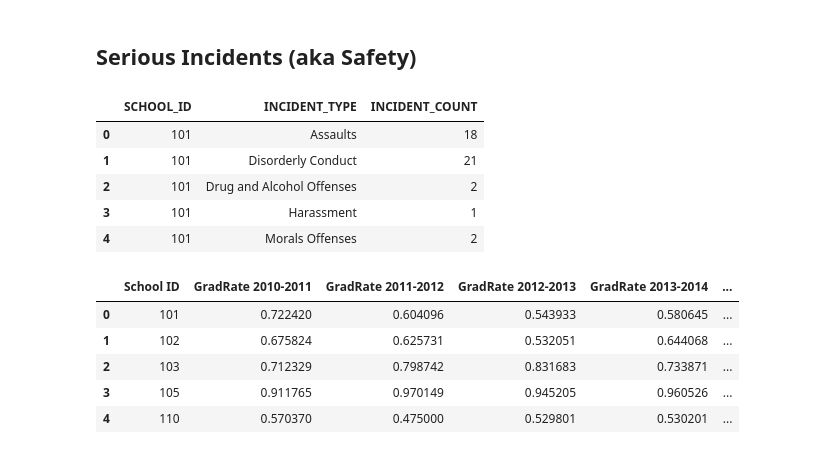
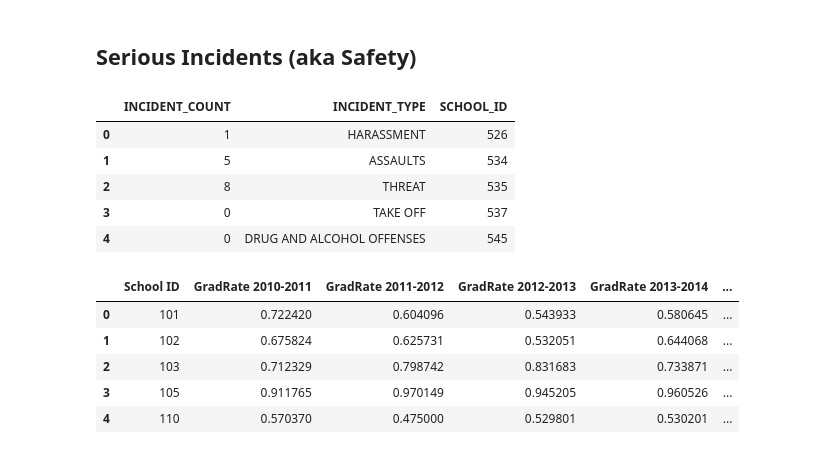
Before and after one commit to benattix/philly-schools, a Jupyter notebook: merge_data.ipynb, the cells around one changed output. Saved outputs shown, nothing was run; the diff lists cells and outputs as text; code cells hidden in the pictures.

Commit message:
added more years of serious incidents

```diff
--- a/merge_data.ipynb
+++ b/merge_data.ipynb
@@ -244,17 +249,38 @@ df4.head()
 5 rows × 317 columns
 # %% [markdown]
 ## Serious Incidents (aka Safety)
-# %%
-si = pd.read_excel('data/Serious_Incidents_2016-17.xlsx', sheet_name=0)
-si.drop(['ULCS_NO', 'SCHOOL_YEAR'], axis=1, inplace=True)
-si.head()
-# %% [output]
-|  | SCHOOL_ID | INCIDENT_TYPE | INCIDENT_COUNT |
-| 0 | 101 | Assaults | 18 |
-| 1 | 101 | Disorderly Conduct | 21 |
-| 2 | 101 | Drug and Alcohol Offenses | 2 |
-| 3 | 101 | Harassment | 1 |
-| 4 | 101 | Morals Offenses | 2 |
+# %%
+si_1314 = pd.read_csv('data/Serious_Incidents/Serious_Incidents_2013-14.TXT')
+si_1415 = pd.read_excel('data/Serious_Incidents/Serious_Incidents_2014-15.xlsx', sheet_name=0)
+si_1415.rename(columns={'ULCS Code':'ULCS_NO',
+                        'School Year':'SCHOOL_YEAR',
+                        'Incident Type':'INCIDENT_TYPE',
+                        'Incident Count':'INCIDENT_COUNT',
+                        'School ID':'SCHOOL_ID'}, inplace=True)
+
+si_1516 = pd.read_excel('data/Serious_Incidents/Serious_Incidents_2015-16.xls', sheet_name=0)
+si_1617 = pd.read_excel('data/Serious_Incidents/Serious_Incidents_2016-17.xlsx', sheet_name=0)
+
+si = pd.concat([si_1314, si_1415, si_1516, si_1617]).reset_index(drop=True)
+si.drop(['ULCS_NO', 'SCHOOL_YEAR'], axis=1, inplace=True)
+si['INCIDENT_TYPE'] = si['INCIDENT_TYPE'].str.upper()
+si['INCIDENT_TYPE'].replace('SUICIDE - ATTEMPTS & THREATS', 'SUICIDE - ATTEMPTS AND THREATS', inplace=True)
+si['INCIDENT_TYPE'].replace('DRUGS & ALCOHOL OFFENSE', 'DRUG AND ALCOHOL OFFENSES', inplace=True)
+si['INCIDENT_TYPE'].replace('DRUG & ALCOHOL OFFENSES', 'DRUG AND ALCOHOL OFFENSES', inplace=True)
+si['INCIDENT_TYPE'].replace('THREATS', 'THREAT', inplace=True)
+si['INCIDENT_TYPE'].replace('THEFTS', 'THEFT', inplace=True)
+si['INCIDENT_TYPE'].replace('BOMB SCARES', 'BOMB SCARE', inplace=True)
+si['INCIDENT_TYPE'].replace('FIRES AND FALSE ALARMS', 'FIRE - INCENDIARY', inplace=True)
+si['INCIDENT_TYPE'].replace('THREATS - VERBAL AND WRITTEN', 'THREAT', inplace=True)
+si['INCIDENT_TYPE'].replace('WEAPONS OFFENSES', 'WEAPONS', inplace=True)
+si.head()
+# %% [output]
+|  | INCIDENT_COUNT | INCIDENT_TYPE | SCHOOL_ID |
+| 0 | 1 | HARASSMENT | 526 |
+| 1 | 5 | ASSAULTS | 534 |
+| 2 | 8 | THREAT | 535 |
+| 3 | 0 | TAKE OFF | 537 |
+| 4 | 0 | DRUG AND ALCOHOL OFFENSES | 545 |
 # %%
 si2 = pd.pivot_table(si, values='INCIDENT_COUNT',
                    index='SCHOOL_ID',
```
Also changed, not shown: parts of 2 cells of this notebook, 5 other files.
